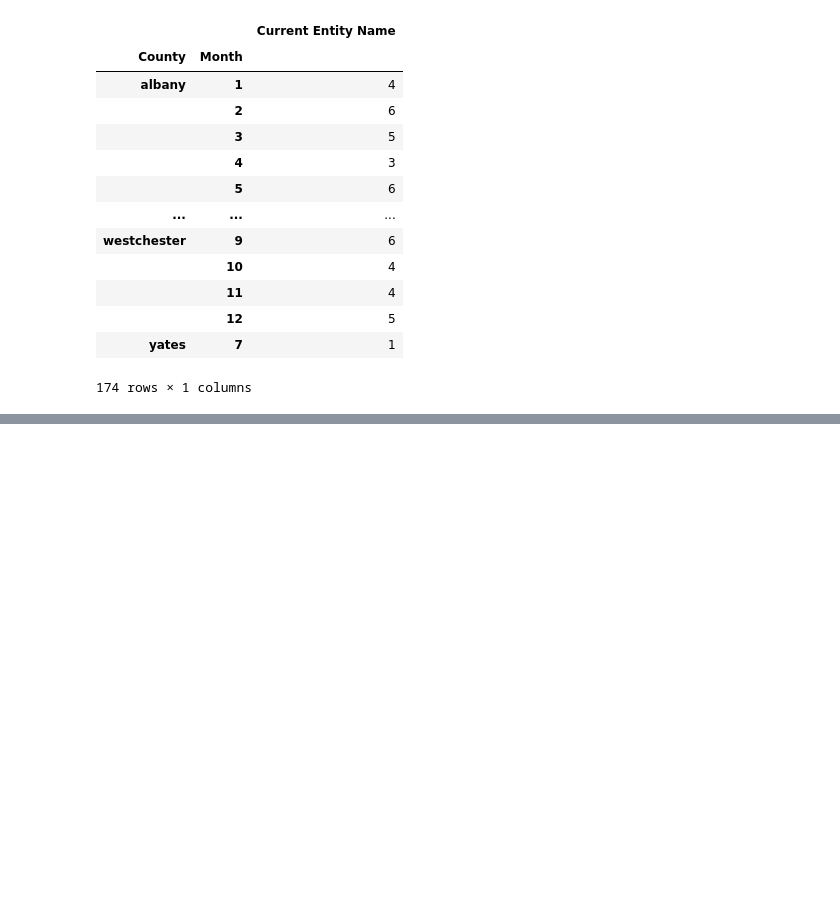
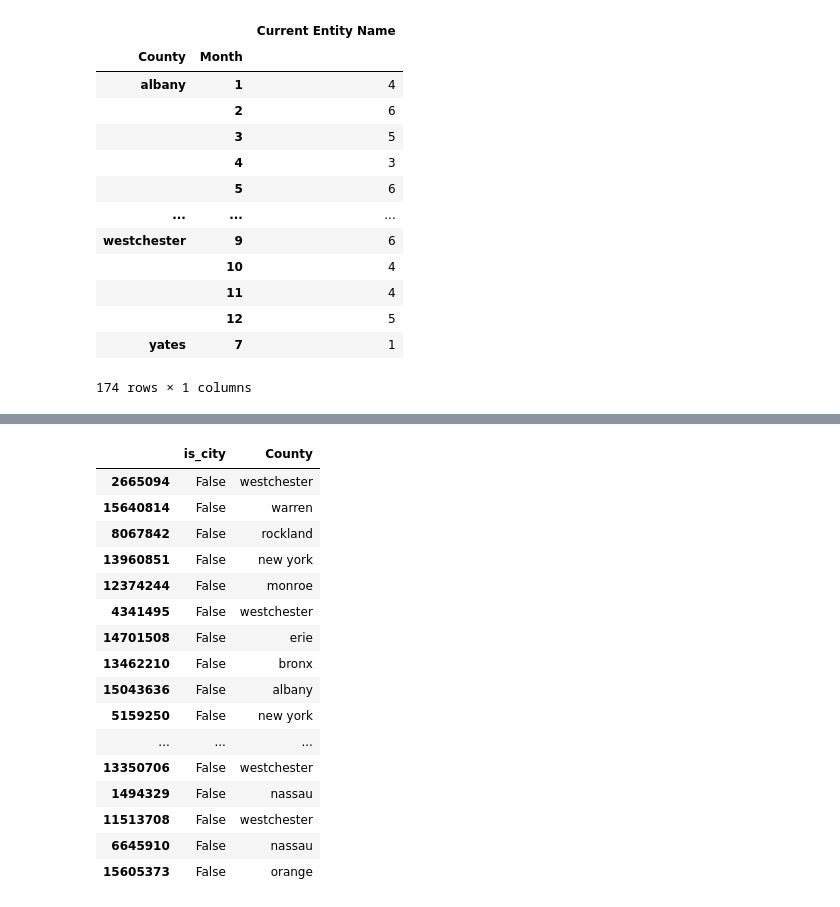
Before and after one commit to Km3888/BigDataProject, a Jupyter notebook: county_level.ipynb, the cells around one changed output, grey strips where cells are left out. Cells and saved outputs as stored; diff of their text form; code cells hidden in the pictures; blank space fills up the shorter version.

```diff
--- a/county_level.ipynb
+++ b/county_level.ipynb
@@ -123,0 +163,21 @@ before[['County','Current Entity Name','Month']].groupby(['County','Month']).nun
+# %%
+df['is_city']=df['County'].apply(lambda x: x in cities['Area'])
+df[['is_city','County']].head(50)
+# %% [output]
+|  | is_city | County |
+| 2665094 | False | westchester |
+| 15640814 | False | warren |
+| 8067842 | False | rockland |
+| 13960851 | False | new york |
+| 12374244 | False | monroe |
+| 4341495 | False | westchester |
+| 14701508 | False | erie |
+| 13462210 | False | bronx |
+| 15043636 | False | albany |
+| 5159250 | False | new york |
+| ... | ... | ... |
+| 13350706 | False | westchester |
+| 1494329 | False | nassau |
+| 11513708 | False | westchester |
+| 6645910 | False | nassau |
+| 15605373 | False | orange |
```
Also changed, not shown: parts of 11 cells of this notebook, 2 other files.
